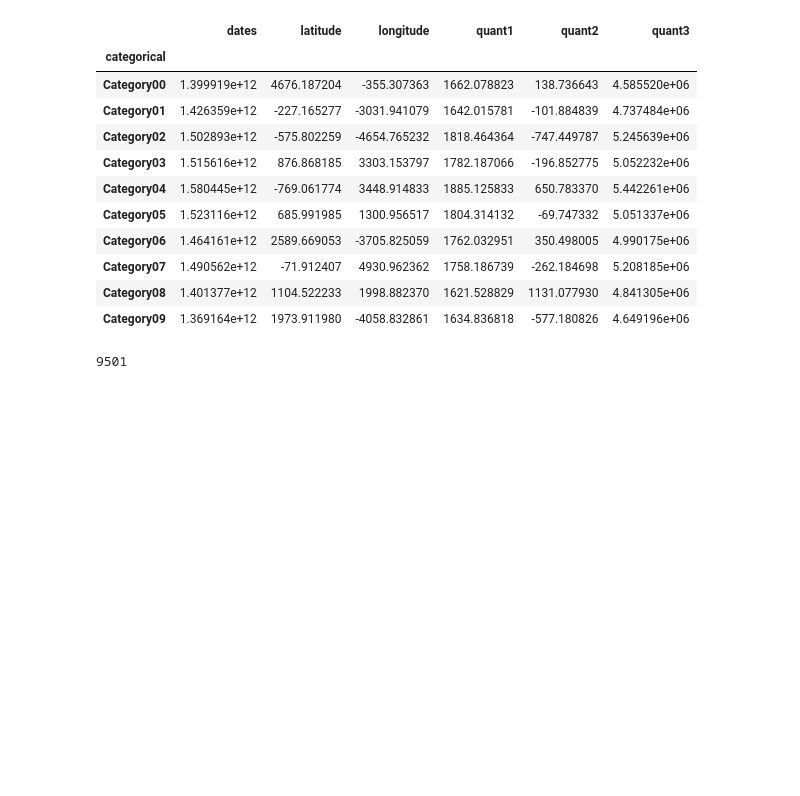
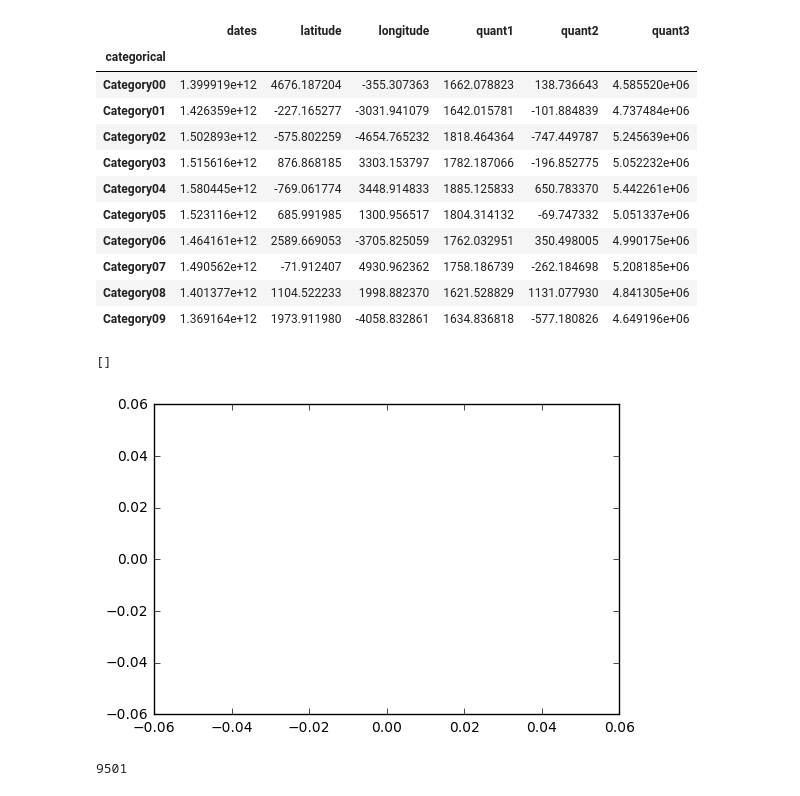
Before and after one commit to UIUC-iSchool-DataViz/project-spring2017, a Jupyter notebook: part3/part3.ipynb, the cells around one changed output. Cells and saved outputs as stored; diff of their text form; code cells hidden in the pictures; blank space fills up the shorter version.

```diff
--- a/part3/part3.ipynb
+++ b/part3/part3.ipynb
@@ -53,7 +45,10 @@ categorical
 | Category08 | 1.401377e+12 | 1104.522233 | 1998.882370 | 1621.528829 | 1131.077930 | 4.841305e+06 |
 | Category09 | 1.369164e+12 | 1973.911980 | -4058.832861 | 1634.836818 | -577.180826 | 4.649196e+06 |
 # %%
-plt.plot()
+plt.plot( x = data.quant1,
+# %% [output]
+[]
+[figure, added]
 # %%
 len(data.names.unique())
 # %% [output]
```
Also changed, not shown: parts of 3 cells of this notebook.
